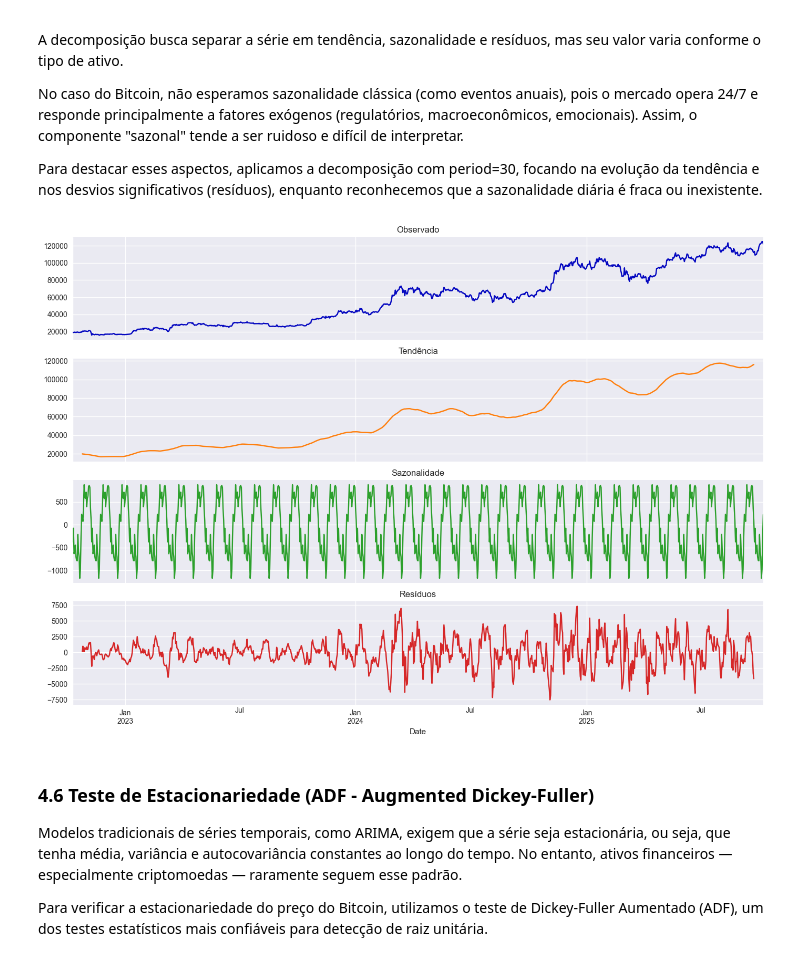
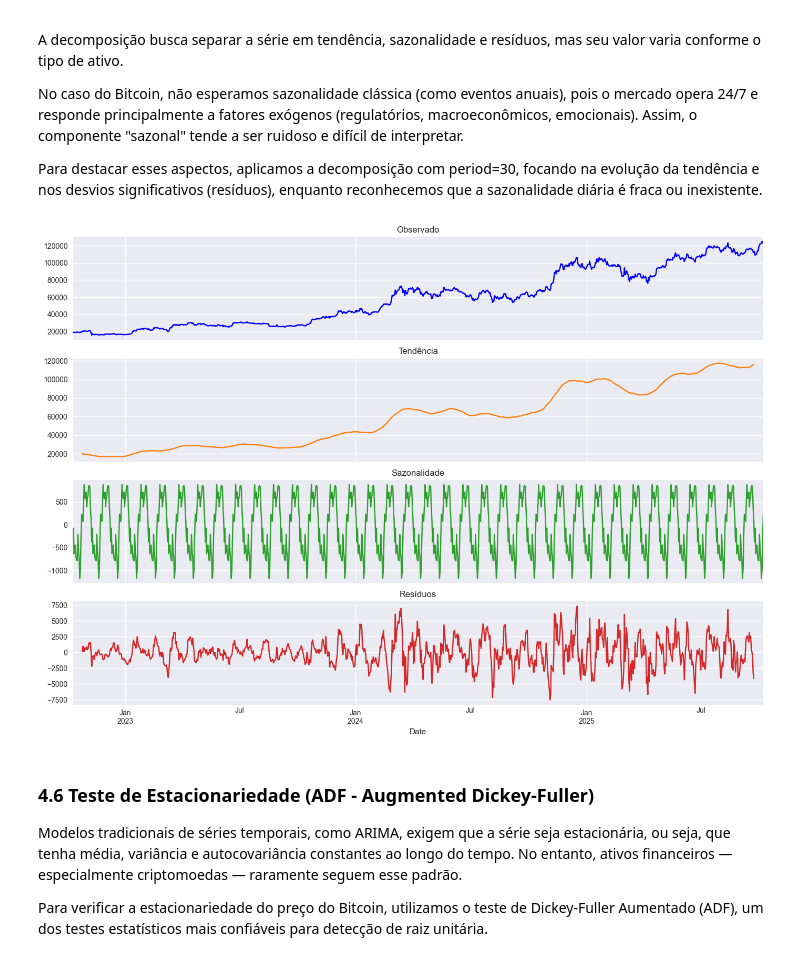
Before and after one commit to alexsoares4a/5mlet_tc_03, a Jupyter notebook: 5mlet_tc_03.ipynb, the cells around one changed output. Drawn from its saved outputs; the diff is of its cells as text; code cells hidden in the pictures.

```diff
--- a/5mlet_tc_03.ipynb
+++ b/5mlet_tc_03.ipynb
@@ -496,23 +496,23 @@ Para destacar esses aspectos, aplicamos a decomposição com period=30, focando
 # %%
 # Garantir frequência diária
 df_daily = df_final[['btc_close']].asfreq('D')
 
 # Preencher lacunas
 df_daily.fillna(method='ffill', inplace=True)
 df_daily.dropna(inplace=True)
 
 # Decompor com período mensal para destacar tendências
 result = seasonal_decompose(df_daily, model='additive', period=30)
 
 fig, axes = plt.subplots(4, 1, figsize=(14, 10), sharex=True)
-result.observed.plot(ax=axes[0], title='Observado', color="#0508C0")
+result.observed.plot(ax=axes[0], title='Observado', color="blue")
 result.trend.plot(ax=axes[1], title='Tendência', color='#ff7f0e')
 result.seasonal.plot(ax=axes[2], title='Sazonalidade', color='#2ca02c')
 result.resid.plot(ax=axes[3], title='Resíduos', color='#d62728')
 plt.tight_layout()
 plt.show()
 # %% [output]
-[figure, old version]
+[figure, new version]
 # %% [markdown]
 ### 4.6 Teste de Estacionariedade (ADF - Augmented Dickey-Fuller)
 
```
Also changed, not shown: parts of 15 cells of this notebook.
